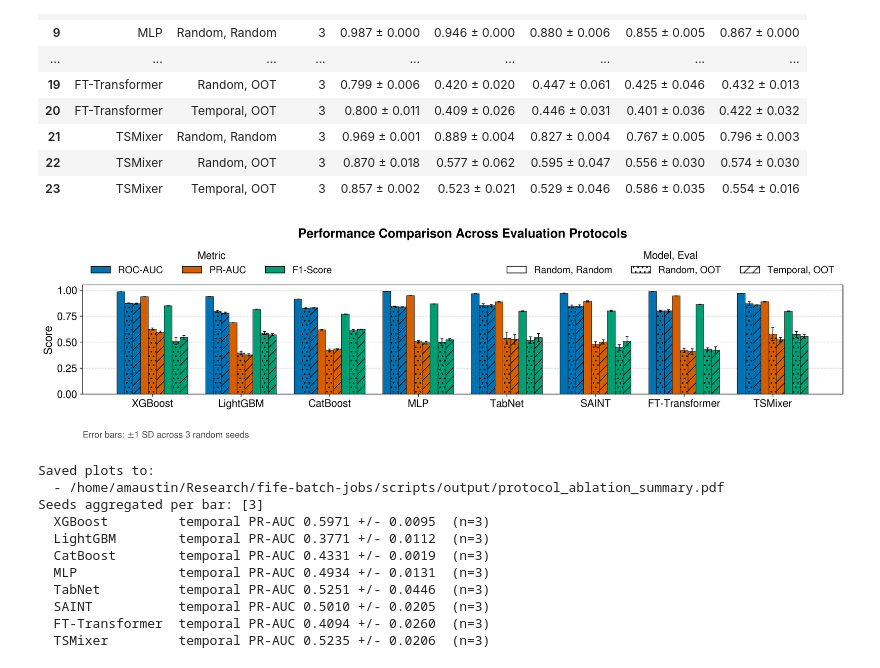
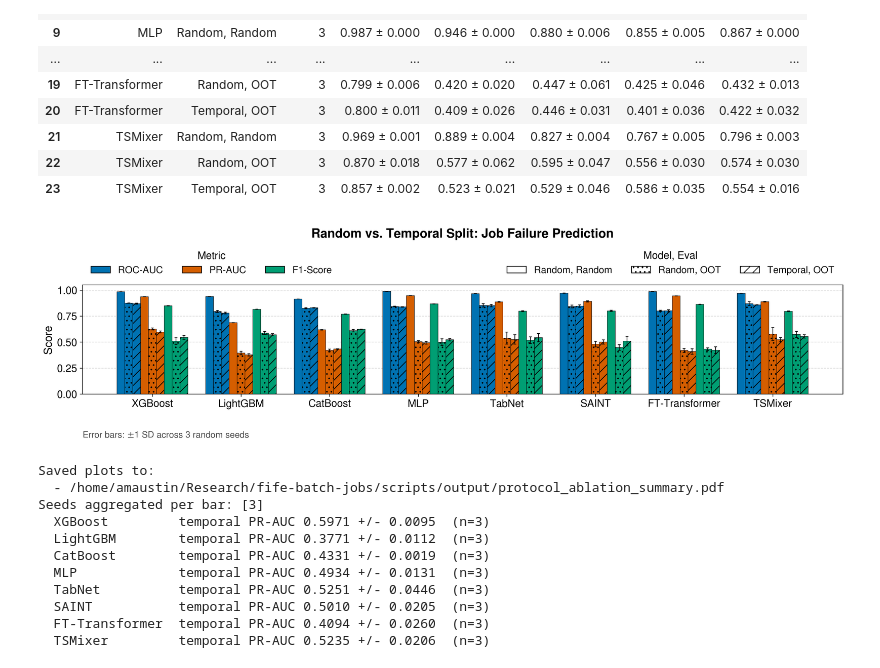
Before and after one commit to tachyon-org/batch-queue-prediction, a Jupyter notebook: scripts/plotting/failure-prediction.ipynb, the cells around one changed output. Cells and saved outputs as stored; diff of their text form; code cells hidden in the pictures.

Commit message:
finalizing tables and figures

```diff
--- a/scripts/plotting/failure-prediction.ipynb
+++ b/scripts/plotting/failure-prediction.ipynb
@@ -404,7 +404,7 @@ ax.set_xticks(x); ax.set_xticklabels(models)
 ax.set_ylim(0, 1.05)
 ax.grid(axis="y", linestyle="--", alpha=0.5); ax.set_axisbelow(True)
 ns = sorted(n for n in seed_counts if n)
-ax.set_title("Performance Comparison Across Evaluation Protocols",
+ax.set_title("Random vs. Temporal Split: Job Failure Prediction",
              pad=64, fontweight="bold")
 # Seed provenance belongs on the figure, but under the axes so it cannot collide
 # with the legends stacked above the title.
@@ -415,34 +415,34 @@ if ns and max(ns) > 1:
             if SEED_PICK == "best" else
             f"Error bars: $\\pm$1 SD across 3 random seeds")
 else:
     note = "Single seed per configuration; no variance estimate available."
 ax.annotate(note, xy=(0, -0.34), xycoords="axes fraction", fontsize=FONT - 2,
             ha="left", va="top", color="0.30")
 
 leg1 = ax.legend(handles=[Patch(facecolor=SERIES[i % len(SERIES)], edgecolor="black",
                                 label=l) for i, (_, l) in enumerate(METRICS)],
                  title="Metric", loc="lower left", bbox_to_anchor=(0.0, 1.01),
                  ncol=len(METRICS), frameon=False, alignment="center")
 ax.add_artist(leg1)
 ax.legend(handles=[Patch(facecolor="white", edgecolor="black", hatch=h, label=l)
                    for _, l, h, _p in PROTOCOLS],
           title="Model, Eval", loc="lower right", bbox_to_anchor=(1.0, 1.01),
           ncol=len(PROTOCOLS), frameon=False, alignment="center")
 
 plt.tight_layout()
 
 os.makedirs(os.path.join(notebook_dir, "output"), exist_ok=True)
 pdf_path = os.path.join(notebook_dir, "output/protocol_ablation_summary.pdf")
 plt.savefig(pdf_path, bbox_inches="tight")
 plt.show()
 
 print(f"Saved plots to:\n  - {pdf_path}")
 print(f"Seeds aggregated per bar: {sorted(n for n in seed_counts if n)}")
 for k in model_keys:
     mu, sd, n = stat(k, "temporal", "pr_auc")
     print(f"  {MODEL_ORDER[k]:15s} temporal PR-AUC {mu:.4f} +/- {sd:.4f}  (n={n})")
 # %% [output]
-[figure, old version]
+[figure, new version]
 Saved plots to:
   - /home/amaustin/Research/fife-batch-jobs/scripts/output/protocol_ablation_summary.pdf
 Seeds aggregated per bar: [3]
```
Also changed, not shown: parts of 3 cells of this notebook, 2 other files.
